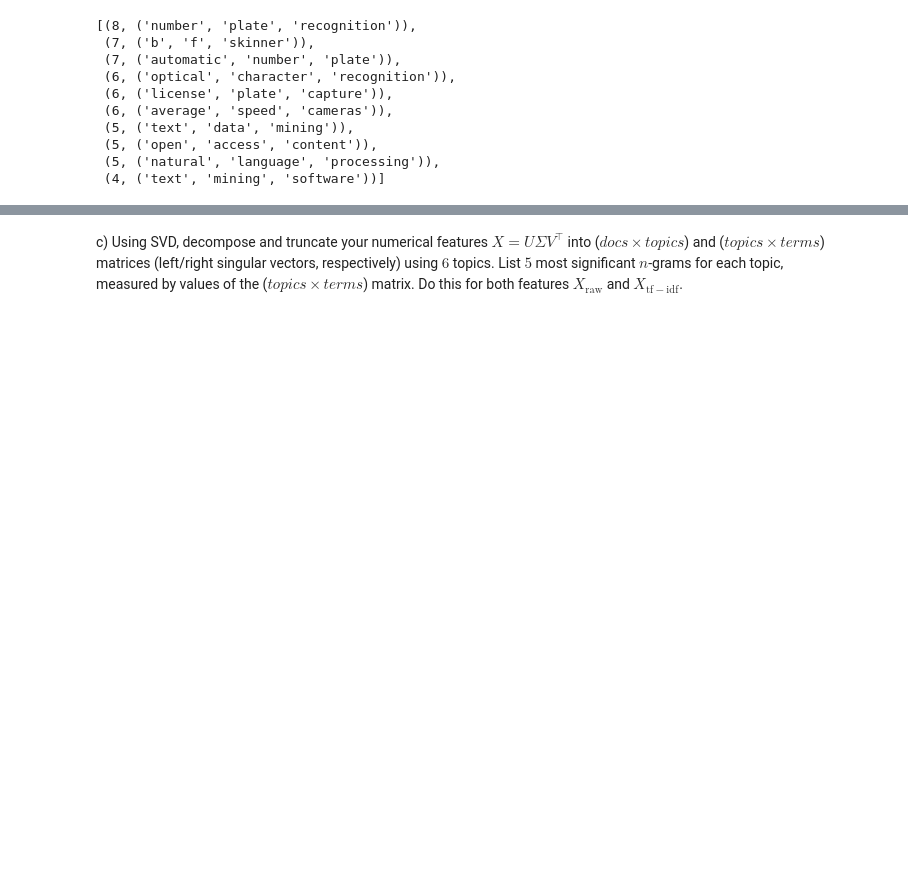
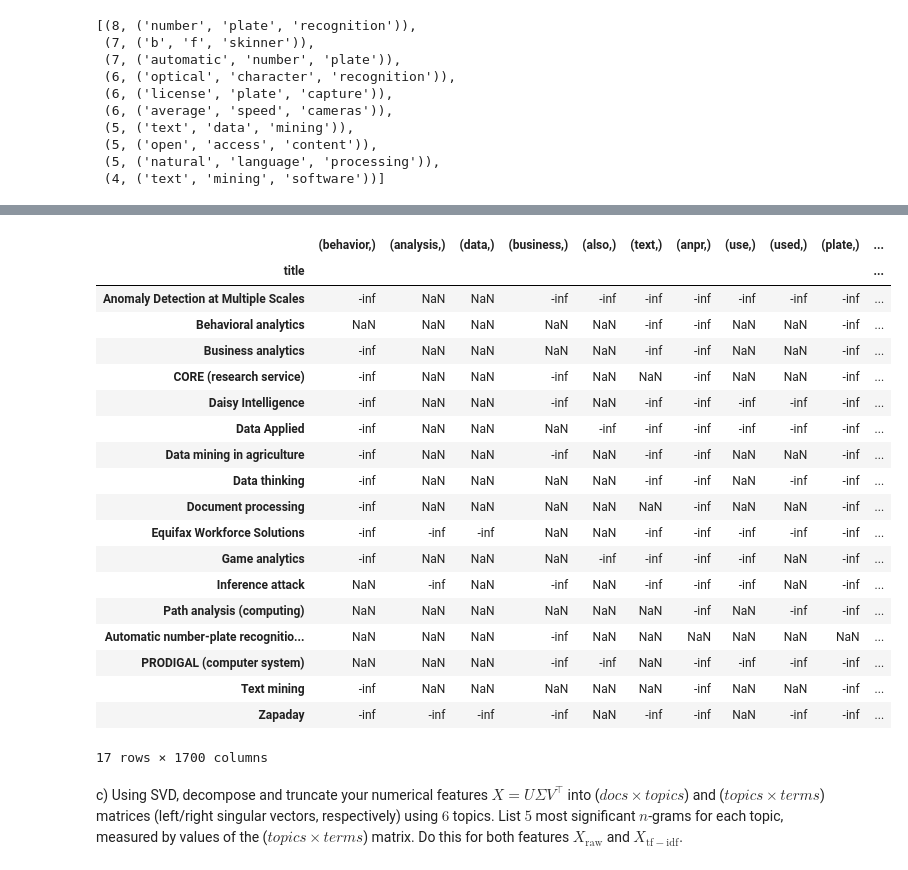
Before and after one commit to banditar/DataMining-2022-aalto, a Jupyter notebook: Assignment 5/Homework5.ipynb, the cells around one changed output, grey strips where cells are left out. Drawn from its saved outputs; the diff is of its cells as text; code cells hidden in the pictures; blank space fills up the shorter version.

```diff
--- a/Assignment 5/Homework5.ipynb
+++ b/Assignment 5/Homework5.ipynb
@@ -221,3 +281,0 @@ def get_count_matrix(ngram: str) -> pd.DataFrame:
-# %%
-X_raw = get_count_matrix("all_grams")
-X_raw
@@ -264,12 +301,12 @@ def tf(term: Tuple[str, ...], document: str, X_raw: pd.DataFrame, all_data: pd.D
 def idf(term: Tuple[str, ...], all_data: pd.DataFrame, ngram: str) -> float:
     """Calculates the inverse document frequency of a term.
 
-    :param term: the term to calculate the frequency of
+    :param term: the term to calculate the frequency of, e.g. ('word1', 'word2')
     :param all_data: the dataframe containing all the data
     :param ngram: the n-gram to use. Can be 'unigram', 'bigram', or 'trigram'
     :return: the inverse document frequency of the term
     """
-    assert ngram in ['unigrams', 'bigrams', 'trigrams']
+    assert ngram in ['unigrams', 'bigrams', 'trigrams', 'all_grams']
     total_documents = all_data.shape[0]
     has_term = all_data[ngram].map(lambda x: 1 if term in x else 0)
     docs_with_term = has_term.aggregate(sum)
@@ -308,3 +324,50 @@ df
+# %%
+def get_tfidf_matrix(ngram: str = "all_grams") -> pd.DataFrame:
+    """Returns a raw count matrix for the given n-gram.
+
+    The matrix should contain the n most frequent n-grams as columns and the titles as rows.
+
+    :param ngram: the n-gram to use. Can be 'unigram', 'bigram', or 'trigram'
+    :return: a count matrix. The columns are the n-grams, the rows are the titles.
+    """
+    assert ngram in ['unigrams', 'bigrams', 'trigrams', "all_grams"]
+    mfw = get_most_frequent(df[ngram], 1700)
+    arr = np.zeros([17, 1700])
+    # Documents / Articles
+    for doc_idx, doc in df.iterrows():
+        # Most frequent words - {('girvan',): 1, ('operates',): 2, ('aclu',): 7, ...}
+        mfw_doc = doc[ngram]
+        for w_idx, (word_freq, word) in enumerate(mfw):
+            tf_val = tf(term=word, document=doc["title"], X_raw=X_raw, all_data=df, ngram=ngram)
+            idf_val = idf(term=word, all_data=df, ngram=ngram)
+            arr[doc_idx][w_idx] = tf_idf(tf_val, idf_val)
+    words_ls = [words for _, words in mfw]
+    return pd.DataFrame(arr, columns=words_ls, index=df['title'])
+
+
+X_tfidf = get_tfidf_matrix()
+X_tfidf
+# %% [output]
+|  | (behavior,) | (analysis,) | (data,) | (business,) | (also,) | (text,) | (anpr,) | (use,) | (used,) | (plate,) | ... |
+| title |  |  |  |  |  |  |  |  |  |  | ... |
+| Anomaly Detection at Multiple Scales | -inf | NaN | NaN | -inf | -inf | -inf | -inf | -inf | -inf | -inf | ... |
+| Behavioral analytics | NaN | NaN | NaN | NaN | NaN | -inf | -inf | NaN | NaN | -inf | ... |
+| Business analytics | -inf | NaN | NaN | NaN | NaN | -inf | -inf | NaN | NaN | -inf | ... |
+| CORE (research service) | -inf | NaN | NaN | -inf | NaN | NaN | -inf | NaN | NaN | -inf | ... |
+| Daisy Intelligence | -inf | NaN | NaN | -inf | NaN | -inf | -inf | -inf | -inf | -inf | ... |
+| Data Applied | -inf | NaN | NaN | NaN | -inf | -inf | -inf | -inf | -inf | -inf | ... |
+| Data mining in agriculture | -inf | NaN | NaN | -inf | NaN | -inf | -inf | NaN | NaN | -inf | ... |
+| Data thinking | -inf | NaN | NaN | NaN | NaN | -inf | -inf | NaN | -inf | -inf | ... |
+| Document processing | -inf | NaN | NaN | NaN | NaN | NaN | -inf | NaN | NaN | -inf | ... |
+| Equifax Workforce Solutions | -inf | -inf | -inf | NaN | NaN | -inf | -inf | -inf | -inf | -inf | ... |
+| Game analytics | -inf | NaN | NaN | NaN | -inf | -inf | -inf | -inf | NaN | -inf | ... |
+| Inference attack | NaN | -inf | NaN | -inf | NaN | -inf | -inf | -inf | NaN | -inf | ... |
+| Path analysis (computing) | NaN | NaN | NaN | NaN | NaN | NaN | -inf | NaN | -inf | -inf | ... |
+| Automatic number-plate recognitio... | NaN | NaN | NaN | -inf | NaN | NaN | NaN | NaN | NaN | NaN | ... |
+| PRODIGAL (computer system) | NaN | NaN | NaN | -inf | -inf | NaN | -inf | -inf | -inf | -inf | ... |
+| Text mining | -inf | NaN | NaN | NaN | NaN | NaN | -inf | NaN | NaN | -inf | ... |
+| Zapaday | -inf | -inf | -inf | -inf | NaN | -inf | -inf | NaN | -inf | -inf | ... |
+17 rows × 1700 columns
 # %% [markdown]
 c) Using SVD, decompose and truncate your numerical features $X = U \Sigma V^\top$ into ($docs \times topics$) and ($topics \times terms$) matrices (left/right singular vectors, respectively) using $6$ topics. List $5$ most significant $n$-grams for each topic, measured by values of the ($topics \times terms$) matrix. Do this for both features $X_\mathrm{raw}$ and $X_\mathrm{tf-idf}$.
 # %%
```
Also changed, not shown: parts of 8 cells of this notebook.
